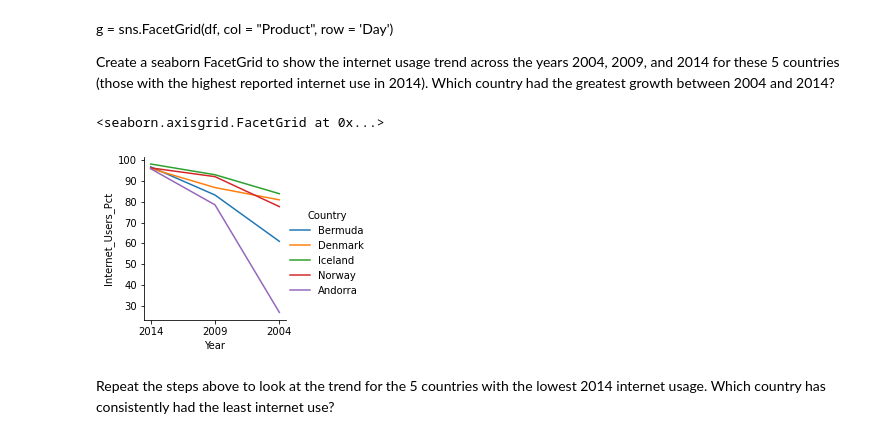
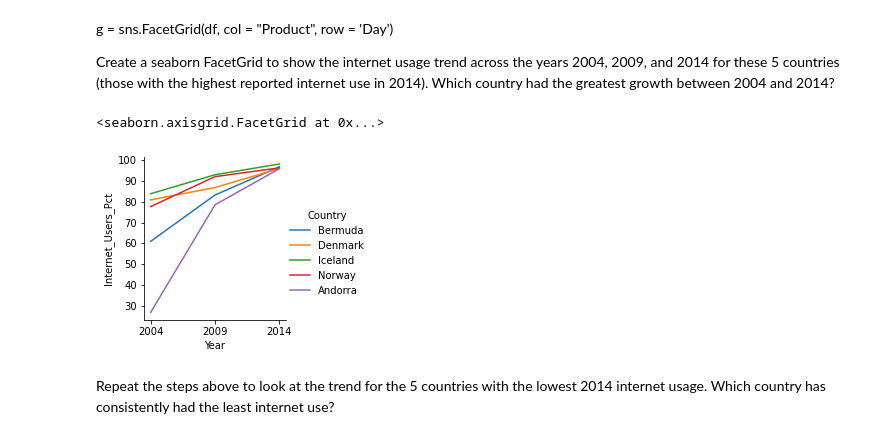
Before and after one commit to NSS-Data-Analytics-Cohort-6/gdp-and-internet-usage-worldsbestdad, a Jupyter notebook: notebooks/philscript.ipynb, the cells around one changed output. Drawn from its saved outputs; the diff is of its cells as text; code cells hidden in the pictures.

```diff
--- a/notebooks/philscript.ipynb
+++ b/notebooks/philscript.ipynb
@@ -306,12 +332,14 @@ Create a seaborn FacetGrid to show the internet usage trend across the years 200
 # %%
 grid = sns.FacetGrid(top_5_internet, hue = "Country")
 grid.map(sns.lineplot, 'Year', 'Internet_Users_Pct')
+plt.xlim(reversed(plt.xlim()))
 #grid.xticks('2004','2009','2014')
 grid.add_legend()
 #This works for now, but I want to move the year to a different order
+#The plt.xlim swapped it around, thanks google!!
 # %% [output]
 <seaborn.axisgrid.FacetGrid at 0x...>
-[figure, old version]
+[figure, new version]
 # %% [markdown]
 Repeat the steps above to look at the trend for the 5 countries with the lowest 2014 internet usage. Which country has consistently had the least internet use?
 # %%
```
Also changed, not shown: parts of 32 cells of this notebook.
